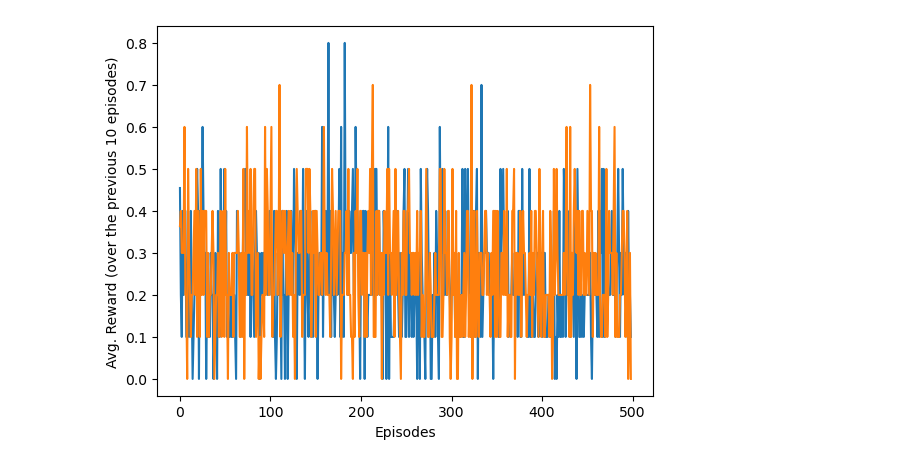
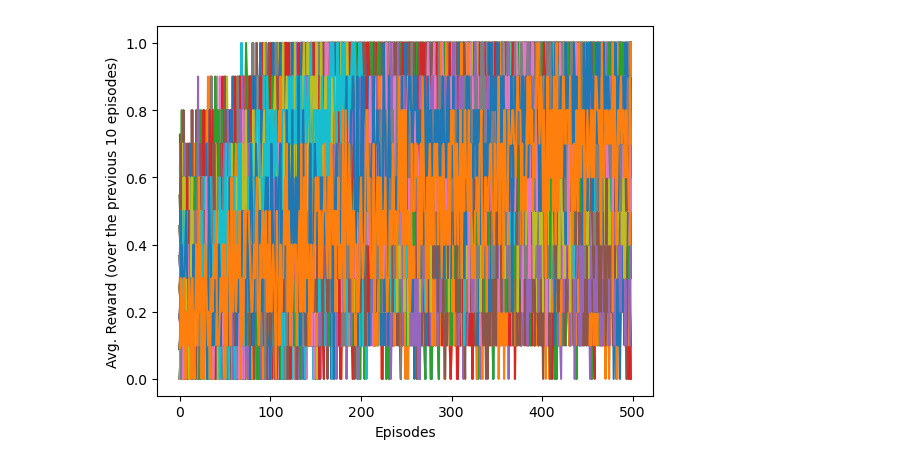
Before and after one commit to daniel-macrae/DRL-Assignment-2023, a Jupyter notebook: Grid Search Results.ipynb, the cells around one changed output. Cells and saved outputs as stored; diff of their text form; code cells hidden in the pictures.

```diff
--- a/Grid Search Results.ipynb
+++ b/Grid Search Results.ipynb
@@ -5,8 +5,10 @@ import matplotlib.pyplot as plt
 import numpy as np
 
 
-grid_search_df = pd.read_excel('Grid_search_0.xlsx')
-grid_search_df['avgRewards'] = grid_search_df['avgRewards'].apply(lambda x: ast.literal_eval(x))
-grid_search_df.head() # shows top 5 rows
+df_strict = pd.read_excel('Strict_search_0.xlsx')
+df_strict2 = pd.read_excel('Strict_search_short_4.xlsx')
+df_strict = pd.concat([df_strict, df_strict2])
+df_strict['avgRewards'] = df_strict['avgRewards'].apply(lambda x: ast.literal_eval(x))
+df_strict2.tail() # shows top 5 rows
 # %% [output]
 |  | Unnamed: 0 | DQN_model | batch_size | gamma | eps_start | eps_end | eps_decay | learning_rate | ... |
@@ -19,0 +44,3 @@ plt.plot([0.18181818181818182, 0.2, 0.3, 0.5, 0.2, 0.3, 0.4, 0.4, 0.3, 0.3, 0.3,
+# %%
+for i, row in df_strict.iterrows():
+    plt.plot(row['avgRewards'])
@@ -19,0 +49,12 @@ plt.plot([0.18181818181818182, 0.2, 0.3, 0.5, 0.2, 0.3, 0.4, 0.4, 0.3, 0.3, 0.3,
+# %%
+best = df_strict.nlargest(30, ['best_average_100_episodes'])
+best_short = best[best['time_of_peak'] < 4000]
+
+
+X = np.arange(10, 5000, 10)
+
+for i, row in best_short.iterrows():
+    plt.plot(X, row['avgRewards'])
+plt.show()
+
+best_short.head(20)
@@ -19,0 +73,13 @@ plt.plot([0.18181818181818182, 0.2, 0.3, 0.5, 0.2, 0.3, 0.4, 0.4, 0.3, 0.3, 0.3,
+# %%
+import os
+
+df_ALL = pd.read_excel('Grid_search_0.xlsx')
+
+folder = 'Grid_Results'
+for excel in os.listdir(folder):
+    df_temp = pd.read_excel(os.path.join(folder, excel))
+    df_ALL = pd.concat([df_ALL, df_temp])
+
+df_ALL['avgRewards'] = df_ALL['avgRewards'].apply(lambda x: ast.literal_eval(x))
+
+df_ALL.head()
@@ -20,13 +93,13 @@ plt.plot([0.18181818181818182, 0.2, 0.3, 0.5, 0.2, 0.3, 0.4, 0.4, 0.3, 0.3, 0.3,
 # %%
 # plot all the reward curves (to see if there is any hope for a really nice one)
-for i, row in grid_search_df.iterrows():
+for i, row in df_ALL.iterrows():
     plt.plot(row['avgRewards'])
 
 plt.xlabel("Episodes")
 plt.ylabel("Avg. Reward (over the previous 10 episodes)")
 plt.show()
 # %% [output]
-[figure, old version]
+[figure, new version]
 # %%
 # see the runs that achieved the highest average reward over 100 episodes
 
```
Also changed, not shown: parts of 10 cells of this notebook, 14 other files.
